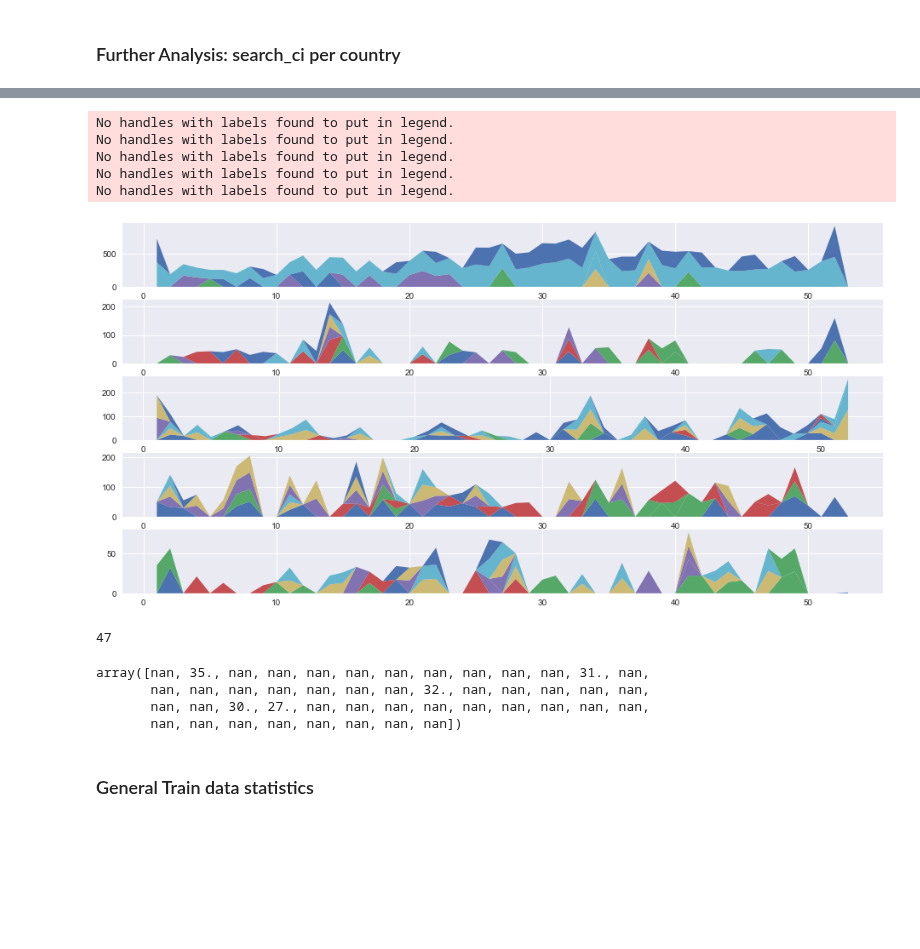
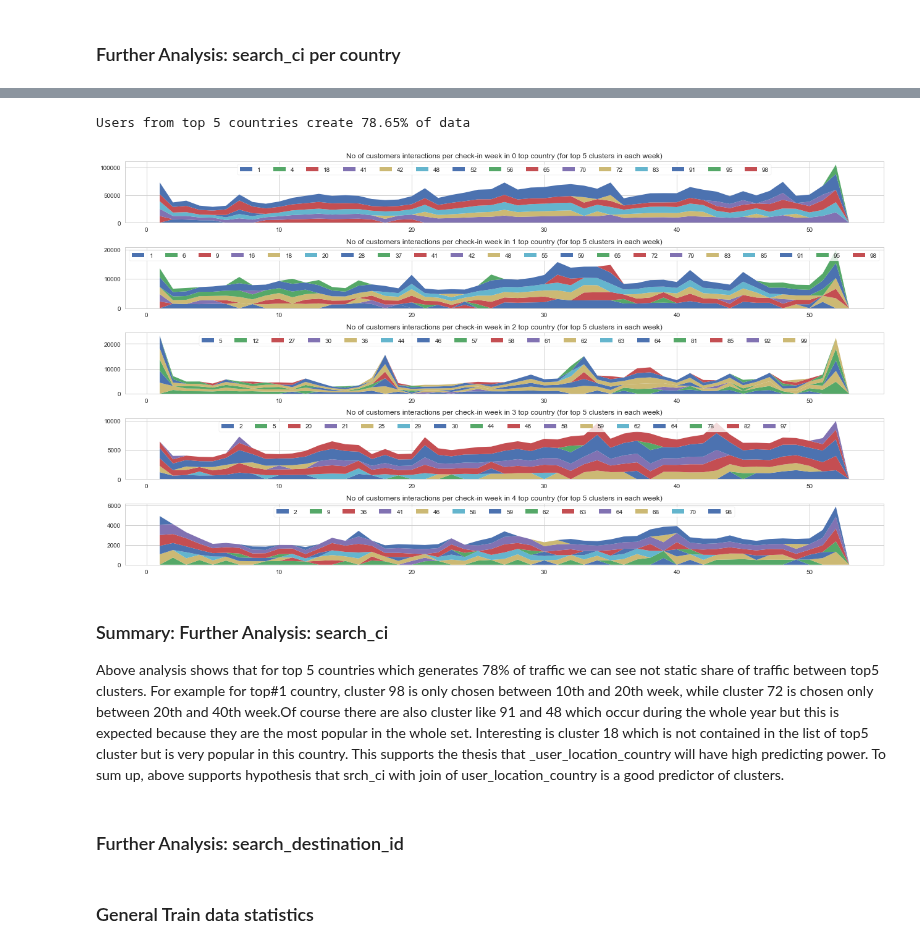
Before and after one commit to MateuszKonopelski/Kaggle, a Jupyter notebook: Project2_Expedia/Expedia_code.ipynb, the cells around one changed output, grey strips where cells are left out. Drawn from its saved outputs; the diff is of its cells as text; code cells hidden in the pictures; blank space fills up the shorter version.

Commit message:
Expedia: user_location_country and srch_ci finished. Both good predictors.

```diff
--- a/Project2_Expedia/Expedia_code.ipynb
+++ b/Project2_Expedia/Expedia_code.ipynb
@@ -386,35 +385,30 @@ Users from top 5 countries creates 78.65% of data
+# %%
+top5_countries, country_cluster_ci = country_cluster_ci('train.csv')
+# %% [output]
+Users from top 5 countries create 78.65% of data
 # %%
-fig, ax = plt.subplots(5, 1, figsize=(16, 8))
-for i, country in enumerate(top5_countries):
-    temp = country_cluster_ci[country_cluster_ci.index.get_level_values('user_location_country') == country]
-    temp.index = temp.index.droplevel(level=0)
-    temp = temp.groupby(level='srch_ci').nlargest(5).reset_index(level=0, drop=True).unstack(level=1)
-    temp.fillna(0, inplace=True)
-    x = temp.index
-    y = temp.as_matrix().T
-    #del temp
-    ax[i].stackplot(x, y[0], y[1], y[2], y[3], y[4], y[4], y[5], y[6], y[7], y[8], y[8], y[9], y[10])
-    #ax[i].bar(x, y)
-    ax[i].legend().set_visible(False)
-#del temp
+def country_cluster_ci_graph():
+    sns.set_style('whitegrid')
+    fig, ax = plt.subplots(5, 1, figsize=(22, 12))
+    fig.subplots_adjust(hspace=0.4)
+    for i, country in enumerate(top5_countries):
+        temp = country_cluster_ci[country_cluster_ci.index.get_level_values('user_location_country') == country]
+        temp.index = temp.index.droplevel(level=0)
+        temp = temp.groupby(level='srch_ci').nlargest(5).reset_index(level=0, drop=True).unstack(level=1)
+        temp.fillna(0, inplace=True)
+        x = temp.index
+        y = temp.as_matrix().T
+        del temp
+        ax[i].stackplot(x, y)
+        ax[i].legend(labels=temp.columns,ncol=len(temp.columns), loc='upper center', frameon=True)
+        ax[i].set_title('No of customers interactions per check-in week in {} top country (for top 5 clusters in each week)'.format(i))
 # %% [output]
-No handles with labels found to put in legend.
-No handles with labels found to put in legend.
-No handles with labels found to put in legend.
-No handles with labels found to put in legend.
-No handles with labels found to put in legend.
-[figure, old version]
+[figure, new version]
-# %%
-len(temp.columns)
-# %% [output]
-47
-# %%
-y[0].T
-# %% [output]
-array([nan, 35., nan, nan, nan, nan, nan, nan, nan, nan, nan, 31., nan,
-       nan, nan, nan, nan, nan, nan, nan, 32., nan, nan, nan, nan, nan,
-       nan, nan, 30., 27., nan, nan, nan, nan, nan, nan, nan, nan, nan,
-       nan, nan, nan, nan, nan, nan, nan, nan])
+# %% [markdown]
+### Summary: Further Analysis: search_ci
+Above analysis shows that for top 5 countries which generates 78% of traffic we can see not static share of traffic between top5 clusters. For example for top#1 country, cluster 98 is only chosen between 10th and 20th week, while cluster 72 is chosen only between 20th and 40th week.Of course there are also cluster like 91 and 48 which occur during the whole year but this is expected because they are the most popular in the whole set. Interesting is cluster 18 which is not contained in the list of top5 cluster but is very popular in this country. This supports the thesis that _user_location_country will have high predicting power. To sum up, above supports hypothesis that srch_ci with join of user_location_country is a good predictor of clusters.
+# %% [markdown]
+### Further Analysis: search_destination_id
 # %% [markdown]
 ### General Train data statistics
 # %% [markdown]
```
Also changed, not shown: parts of 1 cell of this notebook.
